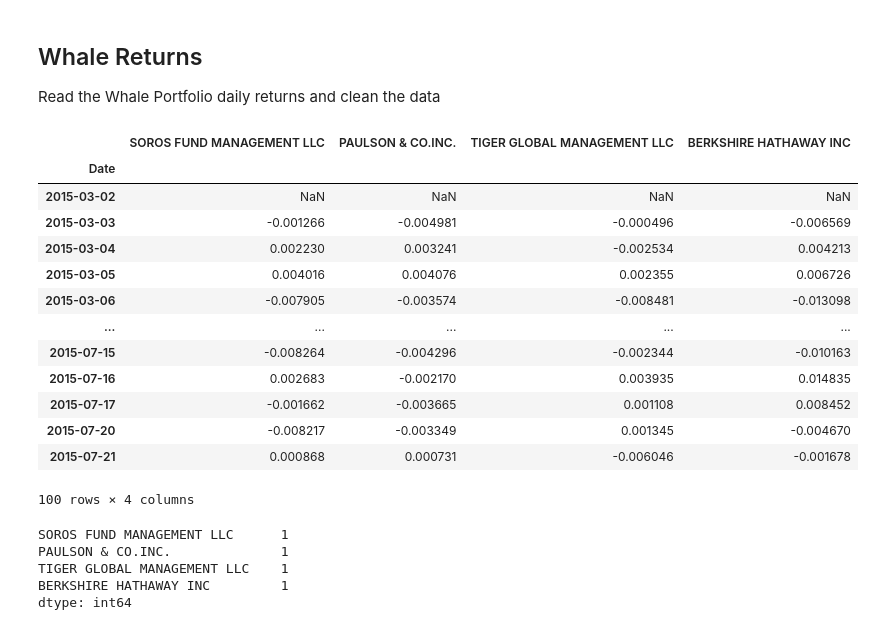
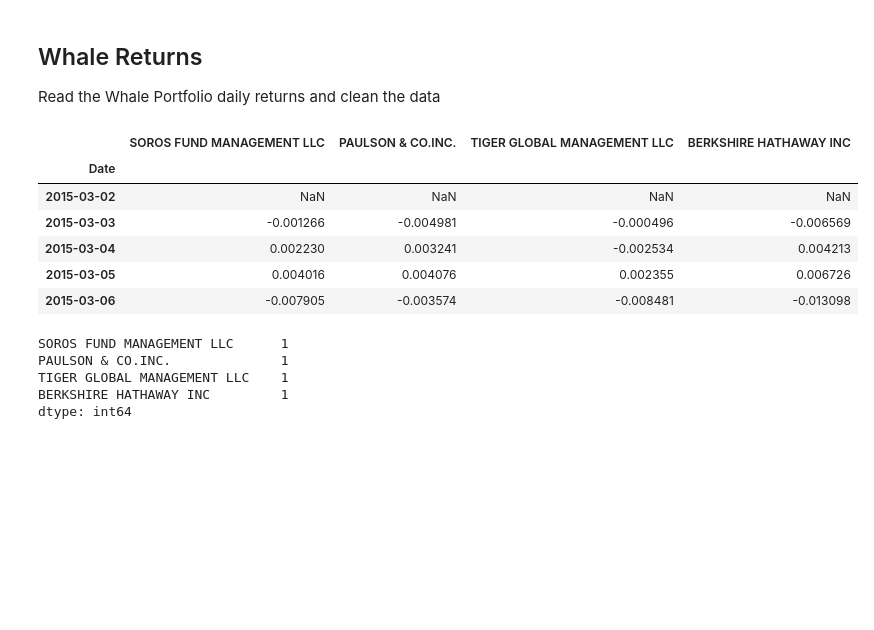
Before and after one commit to joeyh2/portfolio-analysis, a Jupyter notebook: whale_analysis.ipynb, the cells around one changed output. Cells and saved outputs as stored; diff of their text form; code cells hidden in the pictures; blank space fills up the shorter version.

```diff
--- a/whale_analysis.ipynb
+++ b/whale_analysis.ipynb
@@ -30,23 +30,16 @@ Read the Whale Portfolio daily returns and clean the data
 # %%
 # Reading whale returns
 file_path = Path('Resources/whale_returns.csv')
-whale_df = pd.read_csv(file_path, index_col = "Date", infer_datetime_format=True, parse_dates=True).sort_index()
-whale_df.head(100)
+whale_df = pd.read_csv(file_path, index_col = "Date", infer_datetime_format=True, parse_dates=True)
+whale_df.head()
 # %% [output]
 |  | SOROS FUND MANAGEMENT LLC | PAULSON & CO.INC. | TIGER GLOBAL MANAGEMENT LLC | BERKSHIRE HATHAWAY INC |
 | Date |  |  |  |  |
 | 2015-03-02 | NaN | NaN | NaN | NaN |
 | 2015-03-03 | -0.001266 | -0.004981 | -0.000496 | -0.006569 |
 | 2015-03-04 | 0.002230 | 0.003241 | -0.002534 | 0.004213 |
 | 2015-03-05 | 0.004016 | 0.004076 | 0.002355 | 0.006726 |
 | 2015-03-06 | -0.007905 | -0.003574 | -0.008481 | -0.013098 |
-| ... | ... | ... | ... | ... |
-| 2015-07-15 | -0.008264 | -0.004296 | -0.002344 | -0.010163 |
-| 2015-07-16 | 0.002683 | -0.002170 | 0.003935 | 0.014835 |
-| 2015-07-17 | -0.001662 | -0.003665 | 0.001108 | 0.008452 |
-| 2015-07-20 | -0.008217 | -0.003349 | 0.001345 | -0.004670 |
-| 2015-07-21 | 0.000868 | 0.000731 | -0.006046 | -0.001678 |
-100 rows × 4 columns
 # %%
 # Count nulls
 whale_df.isnull().sum()
```
Also changed, not shown: parts of 11 cells of this notebook.
